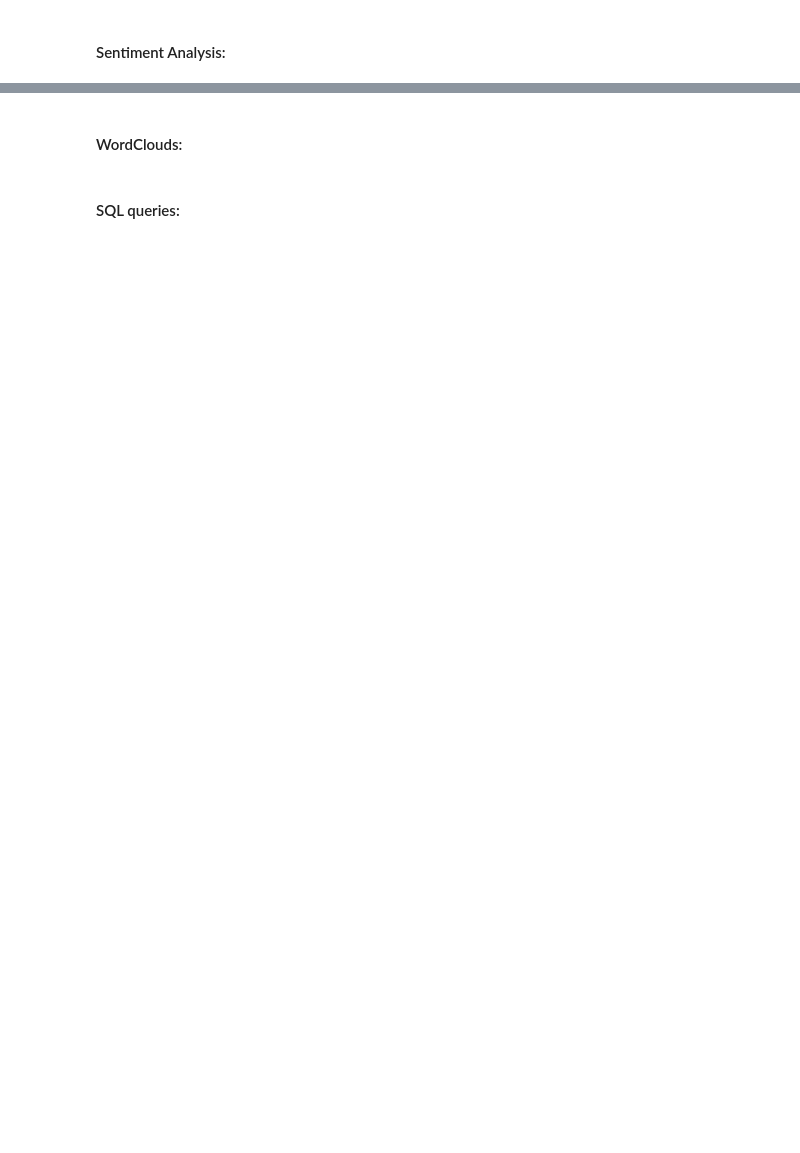
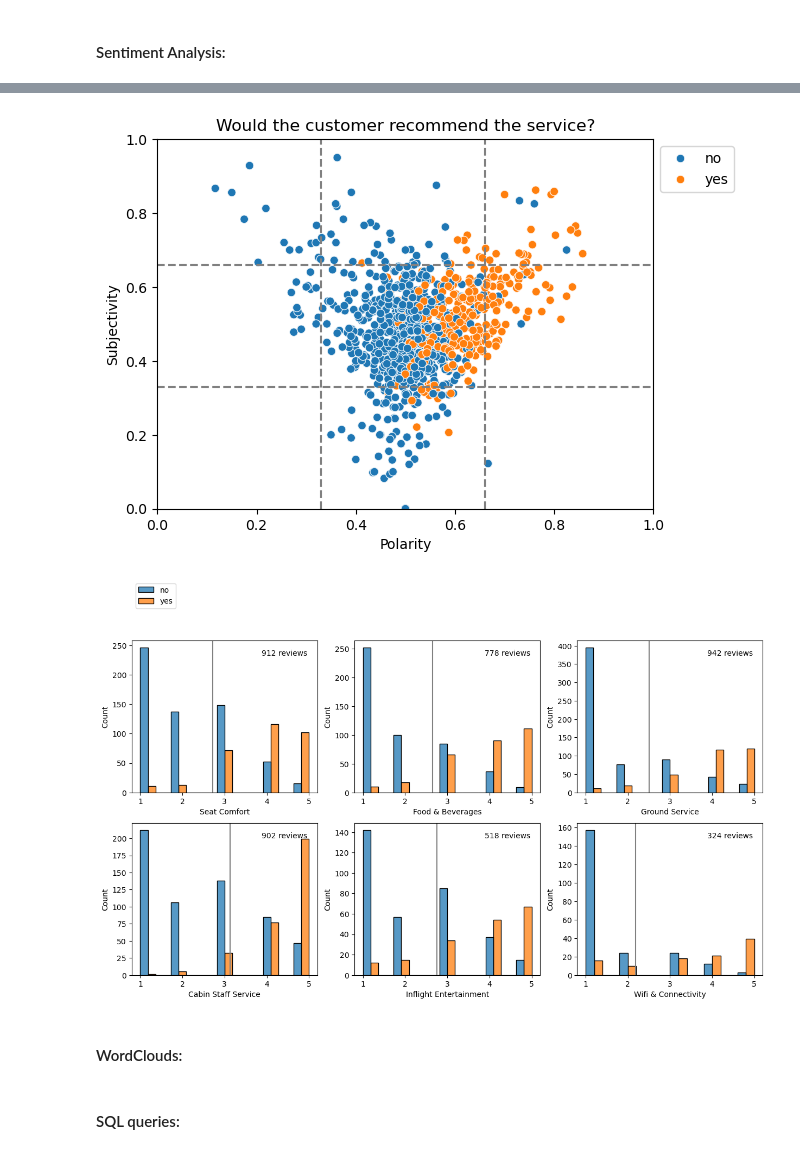
Before and after one commit to angelicads93/airline_services_analysis, a Jupyter notebook: Analysis.ipynb, the cells around one changed output, grey strips where cells are left out. Cells and saved outputs as stored; diff of their text form; code cells hidden in the pictures; blank space fills up the shorter version.

```diff
--- a/Analysis.ipynb
+++ b/Analysis.ipynb
@@ -258,3 +270,44 @@ plt.show()
+# %%
+## Scatter plot in the polarity-subjectivity plain:
+g = sns.scatterplot(data=df, x='normalized_polarity', y='normalized_subjectivity', hue="Recommended")
+sns.move_legend(g, "upper left", title='', frameon=True, bbox_to_anchor=(1, 1))
+g.axvline(x=0.33, color='gray', linestyle='--')
+g.axvline(x=0.66, color='gray', linestyle='--')
+g.axhline(y=0.33, color='gray', linestyle='--')
+g.axhline(y=0.66, color='gray', linestyle='--')
+g.set_xlim(0, 1)
+g.set_ylim(0,1)
+g.set_xlabel('Polarity')
+g.set_ylabel('Subjectivity')
+g.set_title("Would the customer recommend the service?")
+plt.show()
+
+
+
+## Proportion of 'yes' and 'no' in each of the star-rating services:
+num_features = ['Seat Comfort','Cabin Staff Service', 'Food & Beverages', 'Inflight Entertainment', 'Ground Service', 'Wifi & Connectivity' ]
+num_features_sql = ['Seat_Comfort','Cabin_Staff_Service', 'Food_and_Beverages', 'Inflight_Entertainment', 'Ground_Service', 'Wifi_and_Connectivity' ]
+columns = 3
+rows = 2
+fig, axs = plt.subplots(rows,columns)
+fig.set_size_inches(15,8)
+#fig.suptitle("Customer's star-rating ...would they recommend British Airways? ", fontsize=16)
+i=0
+for colm in range(columns):
+    for row in range(rows):
+        if i==0:
+            pl = sns.histplot(ax=axs[row][colm], data=df, x=df[num_features[i]].dropna(), multiple='dodge', hue='Recommended')
+            sns.move_legend(pl, "upper left", title='', frameon=True, bbox_to_anchor=(0, 1.4))
+        else:
+            pl = sns.histplot(ax=axs[row][colm], data=df, x=df[num_features[i]].dropna(), multiple='dodge', hue='Recommended', legend=False)
+        axs[row][colm].axvline(x=df[num_features[i]].mean(), color='gray', linestyle='-')
+        tx = str(int(len(df[num_features[i]].dropna())))+' reviews'
+        axs[row][colm].text(0.7,0.9, tx, transform=axs[row][colm].transAxes )
+        i += 1
+plt.show()
+# %% [output]
+[figure, added]
+[figure, added]
 # %%
 ## Other features include identifying-sentences and counting phrases:
 
```
Also changed, not shown: parts of 49 cells of this notebook.
